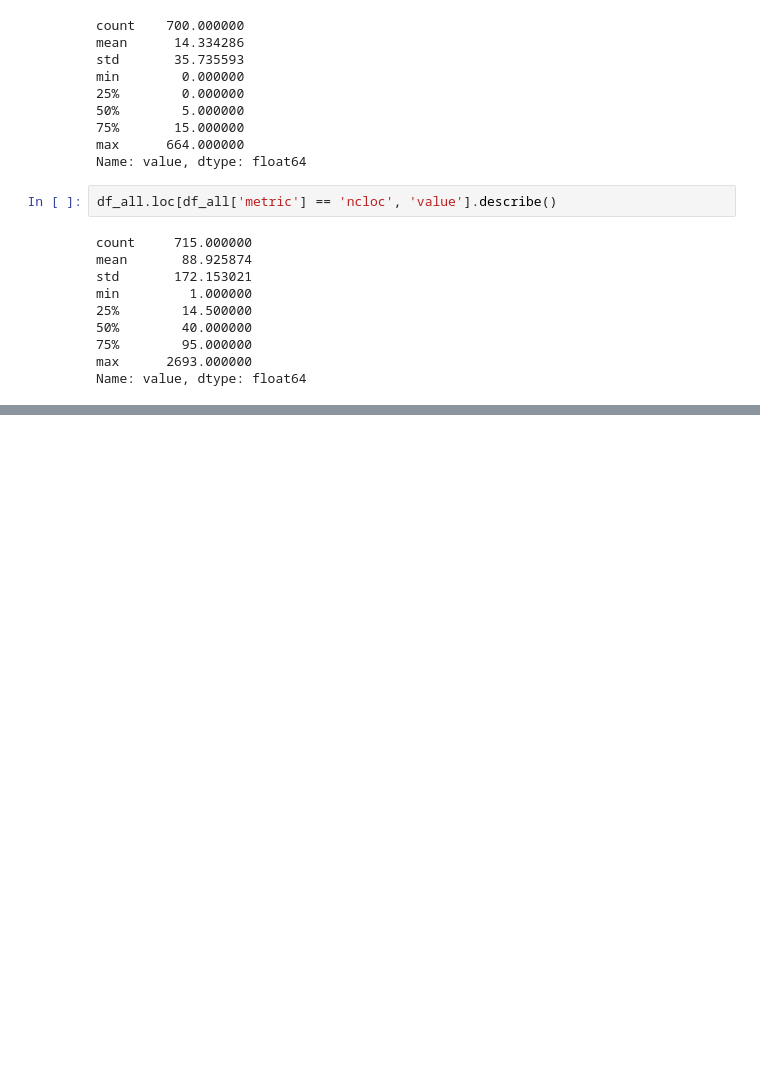
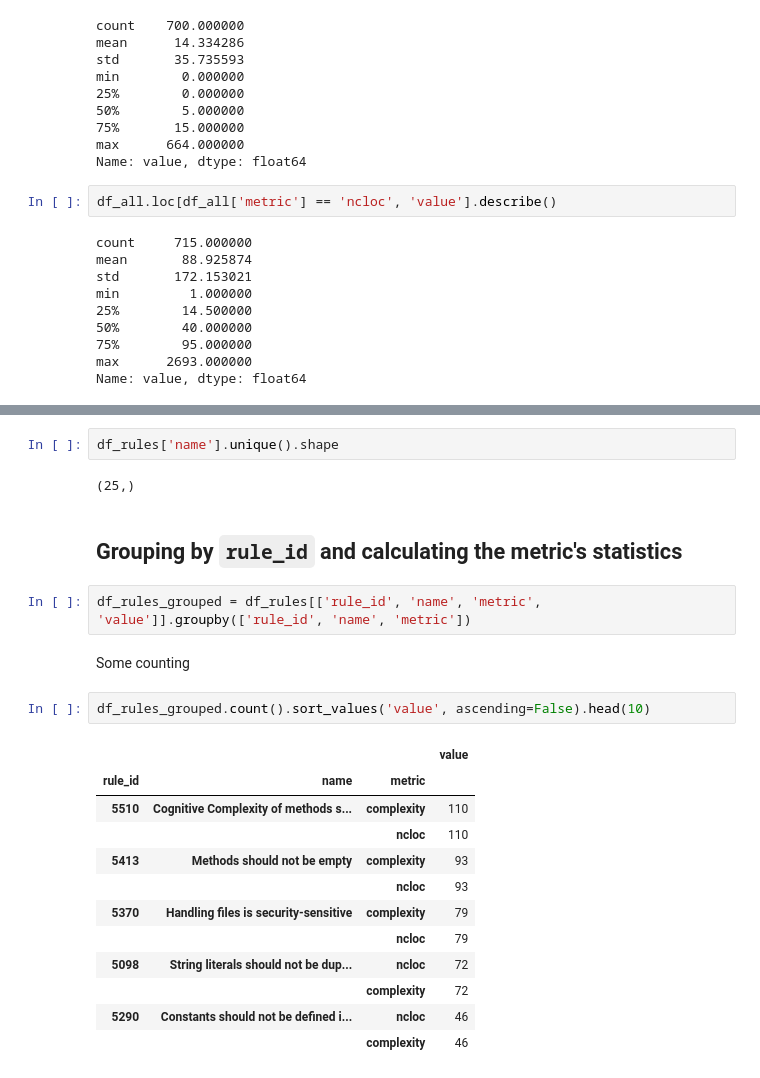
Before and after one commit to diogojpina/sonar-analyzer, a Jupyter notebook: analysis/Analysis.ipynb, the cells around one changed output, grey strips where cells are left out. Cells and saved outputs as stored; diff of their text form; blank space fills up the shorter version.

```diff
--- a/analysis/Analysis.ipynb
+++ b/analysis/Analysis.ipynb
@@ -153,0 +215,25 @@ Name: value, dtype: float64
+# %%
+df_rules['name'].unique().shape
+# %% [output]
+(25,)
+# %% [markdown]
+## Grouping by `rule_id` and calculating the metric's statistics
+# %%
+df_rules_grouped = df_rules[['rule_id', 'name', 'metric', 'value']].groupby(['rule_id', 'name', 'metric'])
+# %% [markdown]
+Some counting
+# %%
+df_rules_grouped.count().sort_values('value', ascending=False).head(10)
+# %% [output]
+|  |  |  | value |
+| rule_id | name | metric |  |
+| 5510 | Cognitive Complexity of methods s... | complexity | 110 |
+|  |  | ncloc | 110 |
+| 5413 | Methods should not be empty | complexity | 93 |
+|  |  | ncloc | 93 |
+| 5370 | Handling files is security-sensitive | complexity | 79 |
+|  |  | ncloc | 79 |
+| 5098 | String literals should not be dup... | ncloc | 72 |
+|  |  | complexity | 72 |
+| 5290 | Constants should not be defined i... | ncloc | 46 |
+|  |  | complexity | 46 |
```
Also changed, not shown: parts of 12 cells of this notebook, 1 other file.
